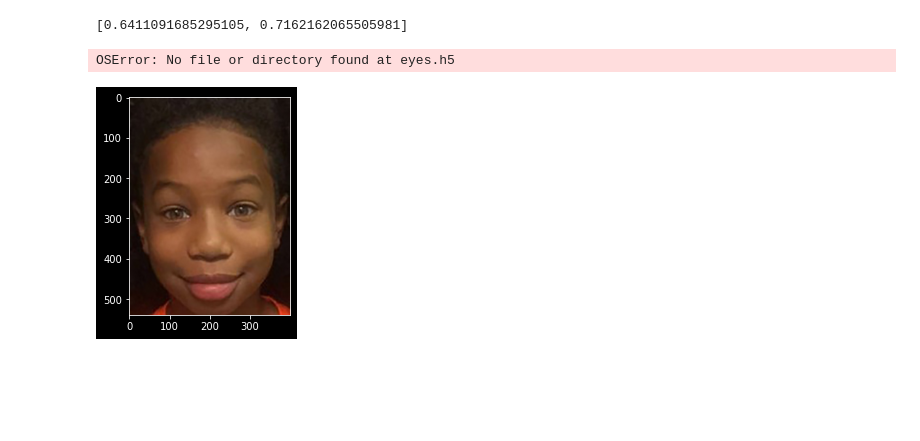
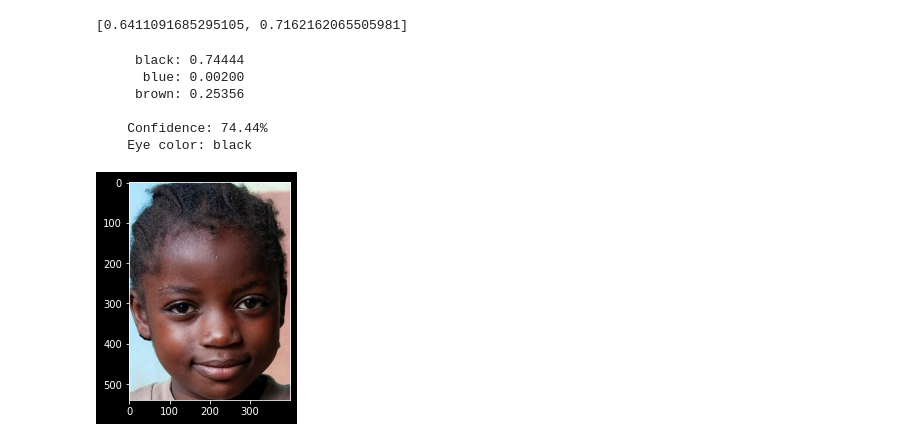
Before and after one commit to EricEchemane/face-describer-cnn, a Jupyter notebook: models/eyes.ipynb, the cells around one changed output. Drawn from its saved outputs; the diff is of its cells as text; code cells hidden in the pictures; blank space fills up the shorter version.

```diff
--- a/models/eyes.ipynb
+++ b/models/eyes.ipynb
@@ -144,33 +144,38 @@ def classify(image_fp):
     im = cv2.imread(image_fp) # load the image from the given file path (image_fp)
     plt.imshow(im[:,:,[2,1,0]]) # swap the colors because open-cv swaps the rgb colors
     img = image.load_img(image_fp, target_size = (picture_width, picture_height))
     img = image.img_to_array(img)
 
     image_array = img / 255. # scale the image
     img_batch = np.expand_dims(image_array, axis = 0)
 
     from tensorflow import keras
     model = keras.models.load_model(f'h5_models/{MODEL_NAME}.h5')
     predicted_value = model.predict(img_batch)
 
     # accuracy = model.evaluate(training_data)
 
     out  = f"""
      black: {predicted_value[0][0]:.5f}
       blue: {predicted_value[0][1]:.5f}
      brown: {predicted_value[0][2]:.5f}
 
     Confidence: {(predicted_value[0][predicted_value.argmax()] * 100):.2f}%
     Eye color: {CLASSES[predicted_value.argmax()]}
 
     """
   # accuracy: {(accuracy[1]*100):.5f}
   #     loss: {(accuracy[0]*100):.5f}
     return out
 
 
-test_prediction = classify('dataset/test/eyes/brown/2-1.jpg')
+test_prediction = classify('dataset/test/eyes/brown/668b07e3a94ab802d3e1e015bc094b46.jpg')
 print(test_prediction)
 # %% [output]
-OSError: No file or directory found at eyes.h5
+     black: 0.74444
+      blue: 0.00200
+     brown: 0.25356
+
+    Confidence: 74.44%
+    Eye color: black
-[figure, old version]
+[figure, new version]
```
Also changed, not shown: 2 other files.
